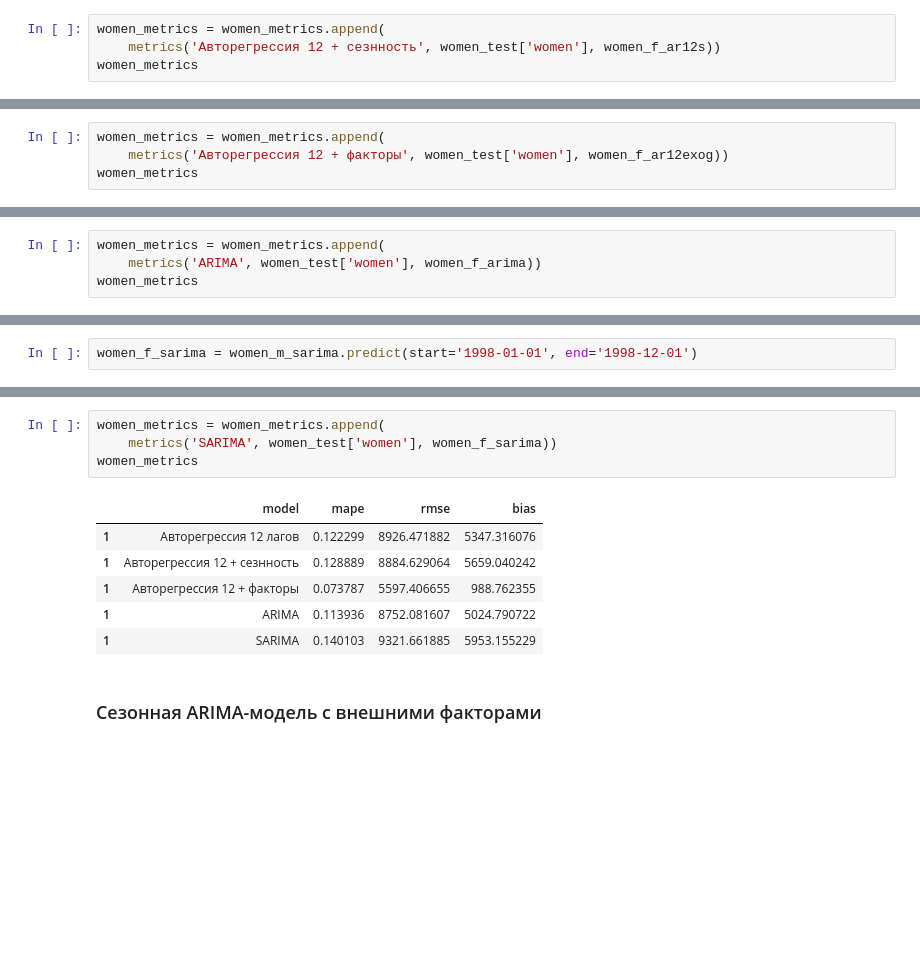
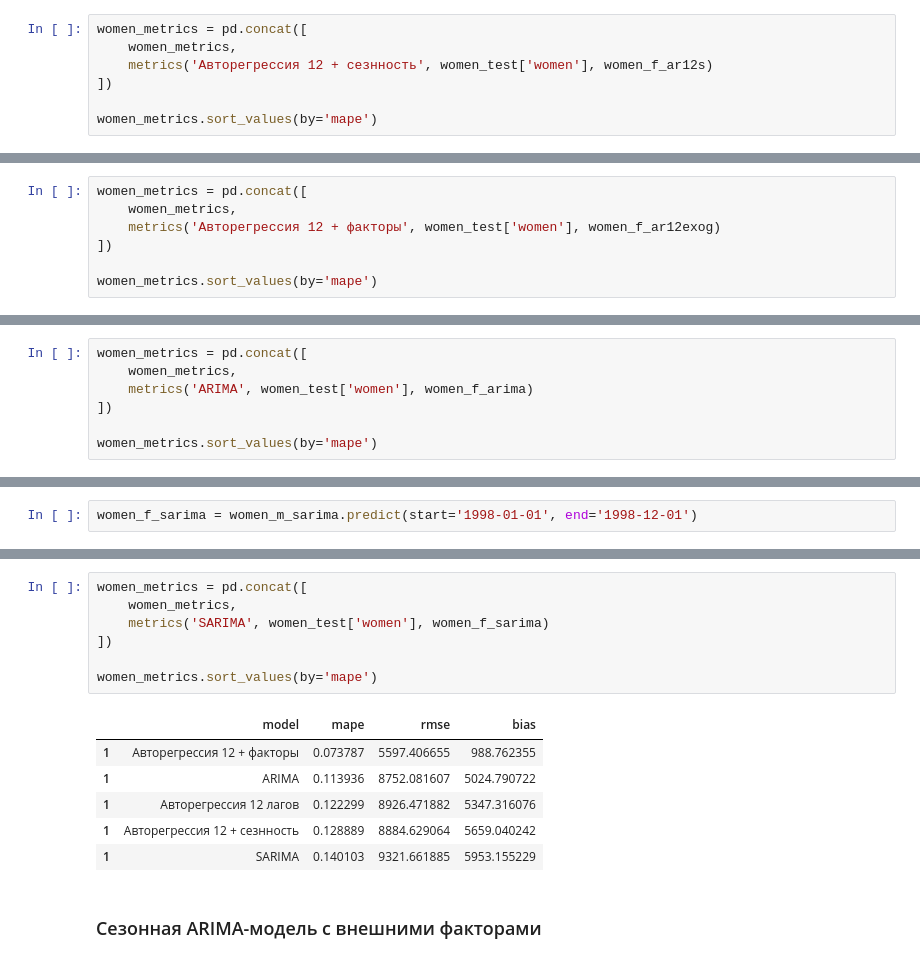
Before and after one commit to postlogist/python-forecasting, a Jupyter notebook: regression/arima.ipynb, the cells around one changed output, grey strips where cells are left out. Drawn from its saved outputs; the diff is of its cells as text; blank space fills up the shorter version.

```diff
--- a/regression/arima.ipynb
+++ b/regression/arima.ipynb
@@ -299,9 +299,12 @@ plt.legend();
 # %%
 women_f_ar12s = women_m_ar12s.predict(start='1998-01-01', end='1998-12-01')
 # %%
-women_metrics = women_metrics.append(
-    metrics('Авторегрессия 12 + сезнность', women_test['women'], women_f_ar12s))
-women_metrics
+women_metrics = pd.concat([
+    women_metrics,
+    metrics('Авторегрессия 12 + сезнность', women_test['women'], women_f_ar12s)
+])
+
+women_metrics.sort_values(by='mape')
 # %% [output]
 |  | model | mape | rmse | bias |
 | 1 | Авторегрессия 12 лагов | 0.122299 | 8926.471882 | 5347.316076 |
@@ -377,8 +380,11 @@ plt.legend();
 women_f_ar12exog = women_m_ar12exog.predict(exog_oos=women_test.loc[:, 'mail':'service'],
                                             start='1998-01-01', end='1998-12-01')
 # %%
-women_metrics = women_metrics.append(
-    metrics('Авторегрессия 12 + факторы', women_test['women'], women_f_ar12exog))
-women_metrics
+women_metrics = pd.concat([
+    women_metrics,
+    metrics('Авторегрессия 12 + факторы', women_test['women'], women_f_ar12exog)
+])
+
+women_metrics.sort_values(by='mape')
 # %% [output]
 |  | model | mape | rmse | bias |
@@ -471,8 +477,11 @@ plt.legend();
 # %% [output]
 [figure]
 # %%
-women_metrics = women_metrics.append(
-    metrics('ARIMA', women_test['women'], women_f_arima))
-women_metrics
+women_metrics = pd.concat([
+    women_metrics,
+    metrics('ARIMA', women_test['women'], women_f_arima)
+])
+
+women_metrics.sort_values(by='mape')
 # %% [output]
 |  | model | mape | rmse | bias |
@@ -529,15 +538,18 @@ plt.legend();
 # %% [output]
 [figure]
 # %%
-women_metrics = women_metrics.append(
-    metrics('SARIMA', women_test['women'], women_f_sarima))
-women_metrics
+women_metrics = pd.concat([
+    women_metrics,
+    metrics('SARIMA', women_test['women'], women_f_sarima)
+])
+
+women_metrics.sort_values(by='mape')
 # %% [output]
 |  | model | mape | rmse | bias |
+| 1 | Авторегрессия 12 + факторы | 0.073787 | 5597.406655 | 988.762355 |
+| 1 | ARIMA | 0.113936 | 8752.081607 | 5024.790722 |
 | 1 | Авторегрессия 12 лагов | 0.122299 | 8926.471882 | 5347.316076 |
 | 1 | Авторегрессия 12 + сезнность | 0.128889 | 8884.629064 | 5659.040242 |
-| 1 | Авторегрессия 12 + факторы | 0.073787 | 5597.406655 | 988.762355 |
-| 1 | ARIMA | 0.113936 | 8752.081607 | 5024.790722 |
 | 1 | SARIMA | 0.140103 | 9321.661885 | 5953.155229 |
 # %% [markdown]
 ### Сезонная ARIMA-модель с внешними факторами
```
Also changed, not shown: parts of 20 cells of this notebook, 2 other files.
